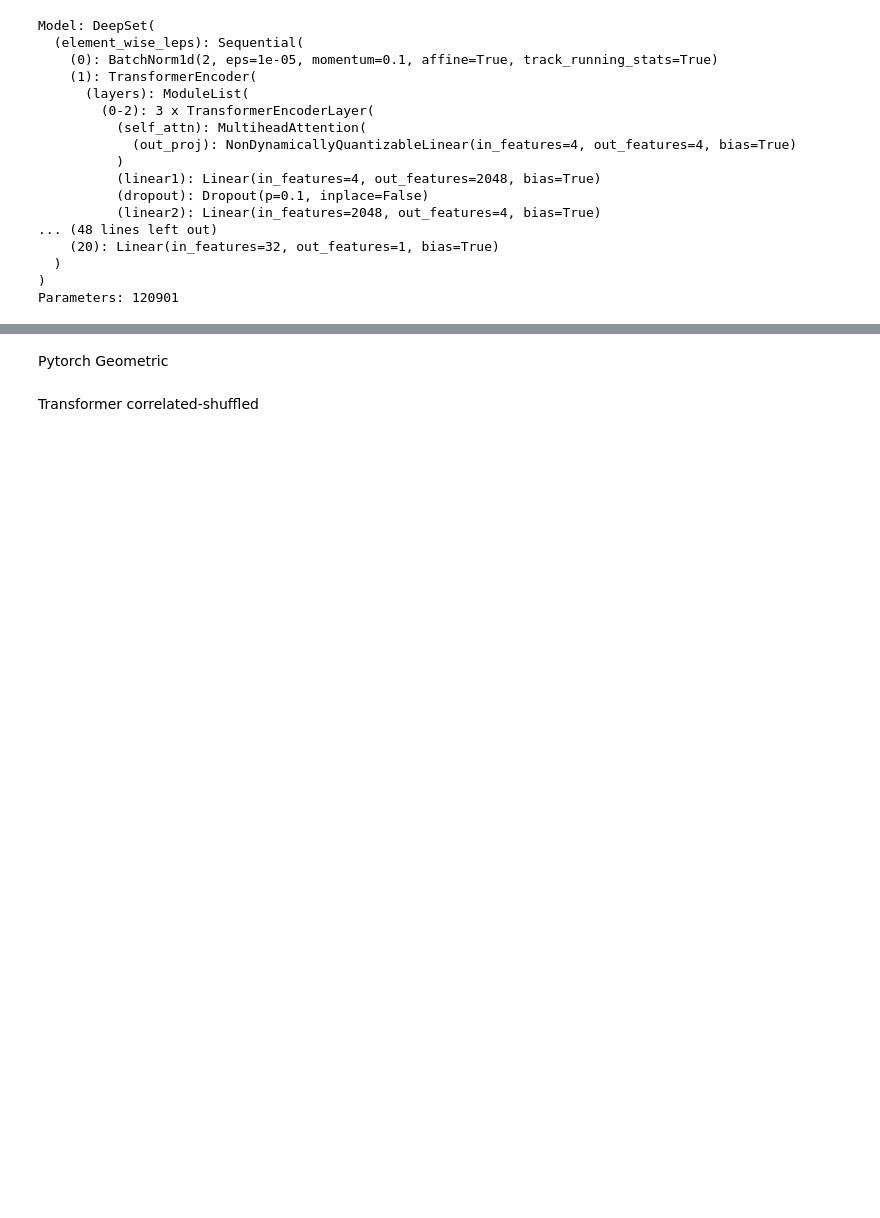
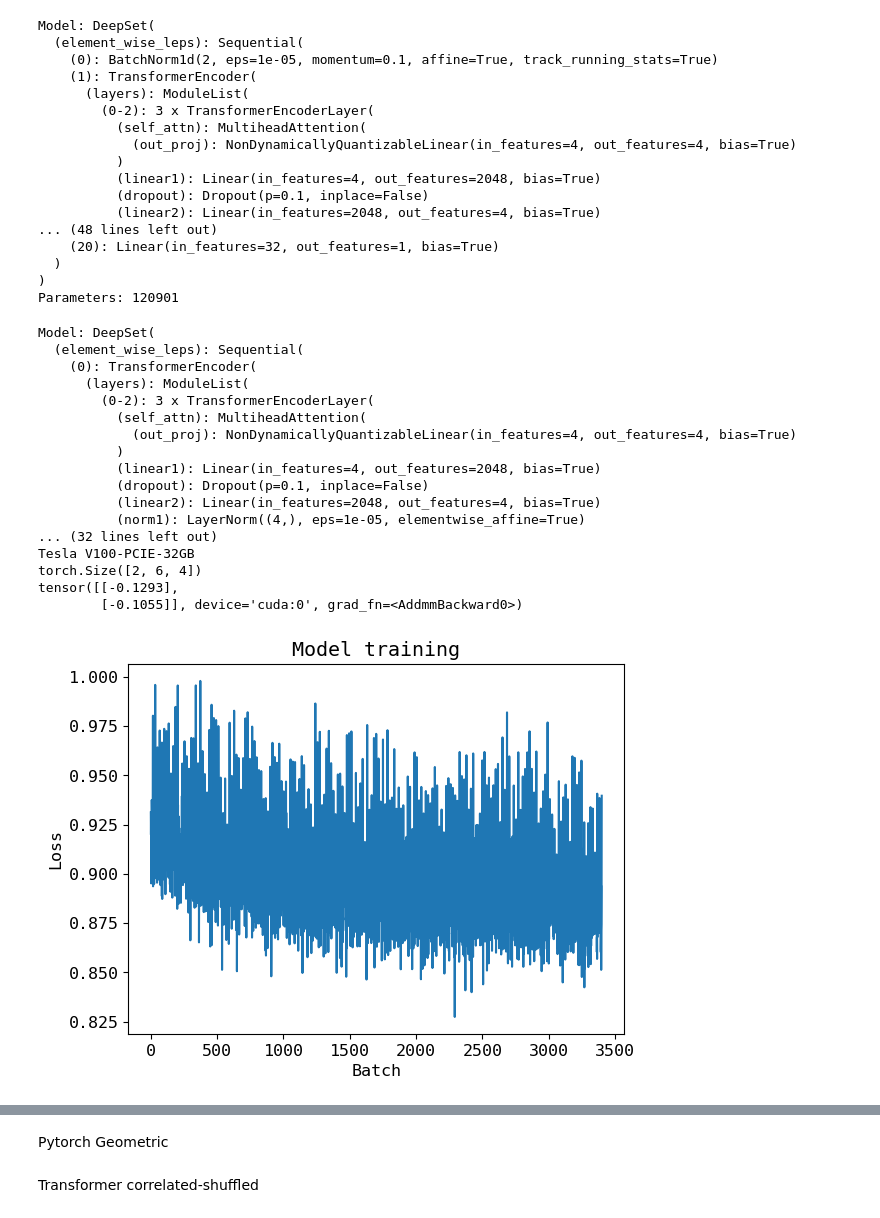
Before and after one commit to nVentis/MEM_HEP, a Jupyter notebook: notebooks/results/6_ML_classifier.ipynb, the cells around one changed output, grey strips where cells are left out. Cells and saved outputs as stored; diff of their text form; code cells hidden in the pictures; blank space fills up the shorter version.

```diff
--- a/notebooks/results/6_ML_classifier.ipynb
+++ b/notebooks/results/6_ML_classifier.ipynb
@@ -473,3 +463,43 @@ Model: DeepSet(
   )
 )
 Parameters: 120901
+# %%
+model = DeepSet(object_size=6, nhidden=10, hidden_channels=32, use_janossy=False).to(device)
+
+ds, ds_train, ds_test, train_loader, test_loader = get_ds(autoshuffle_rows=True)
+
+test = torch.stack((ds_train[0][0], ds_train[1][0]))
+print(test.shape)
+print(model(test))
+
+losses = train(model, train_loader, n_epochs=200, lr=1e-4)
+
+fig1, ax = plt.subplots()
+ax.plot(np.arange(len(losses)), losses)
+ax.set_xlabel(f'Batch')
+ax.set_ylabel(f'Loss')
+ax.set_title(f'Model training')
+
+predictions, fig2 = check_model_roc(model=model, ds=ds_test);
+predictions, fig3 = check_model_precrec(predictions=predictions);
+
+export_figures(f'{repo_dir}/notebooks/results/6_ML_classifier_deepset.pdf', [fig1, fig2, fig3])
+# %% [output]
+Model: DeepSet(
+  (element_wise_leps): Sequential(
+    (0): TransformerEncoder(
+      (layers): ModuleList(
+        (0-2): 3 x TransformerEncoderLayer(
+          (self_attn): MultiheadAttention(
+            (out_proj): NonDynamicallyQuantizableLinear(in_features=4, out_features=4, bias=True)
+          )
+          (linear1): Linear(in_features=4, out_features=2048, bias=True)
+          (dropout): Dropout(p=0.1, inplace=False)
+          (linear2): Linear(in_features=2048, out_features=4, bias=True)
+          (norm1): LayerNorm((4,), eps=1e-05, elementwise_affine=True)
+... (32 lines left out)
+Tesla V100-PCIE-32GB
+torch.Size([2, 6, 4])
+tensor([[-0.1293],
+        [-0.1055]], device='cuda:0', grad_fn=<AddmmBackward0>)
+[figure, added]
```
Also changed, not shown: parts of 21 cells of this notebook, 44 other files.
